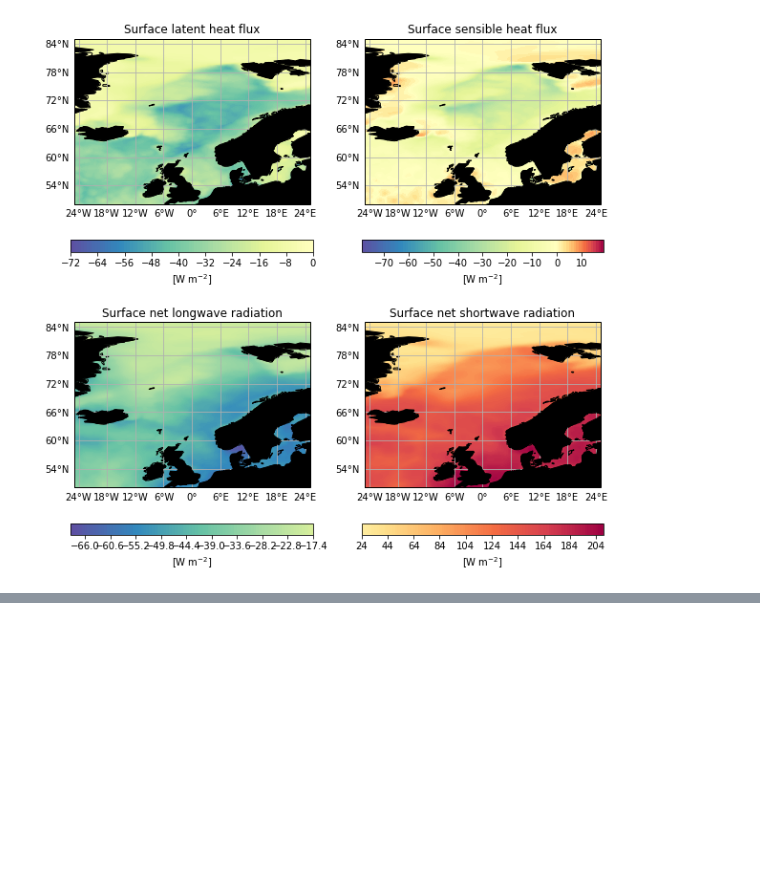
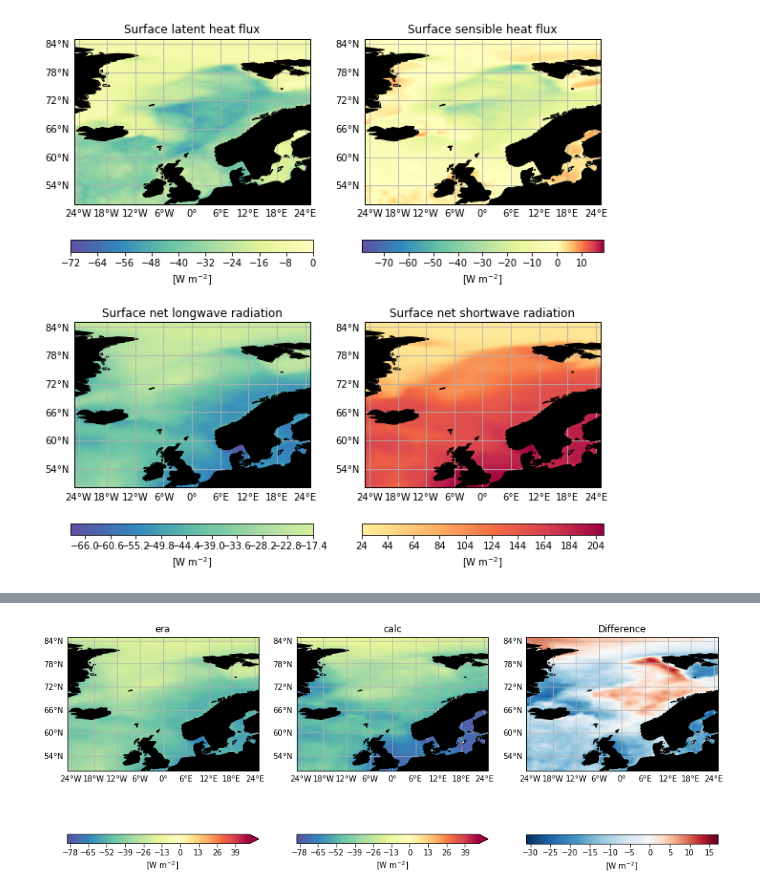
Before and after one commit to Xabier-Davila/GEOF_105, a Jupyter notebook: ERA5_fluxes.ipynb, the cells around one changed output, grey strips where cells are left out. Saved outputs shown, nothing was run; the diff lists cells and outputs as text; code cells hidden in the pictures; blank space fills up the shorter version.

```diff
--- a/ERA5_fluxes.ipynb
+++ b/ERA5_fluxes.ipynb
@@ -111,0 +133,11 @@ for i,var in enumerate(variables): # loop over variables
+# %%
+p = era_data.variables['msl'][0,:,:] # pressure
+t2m = era_data.variables['t2m'][0,:,:] # 2m temperature
+d2m = era_data.variables['d2m'][0,:,:] # 2m dew point
+
+T = t2m - 273.15
+TD = d2m - 273.15
+e = 6.112*np.exp((17.67*TD)/(TD + 243.5)) # calculate water vapor pressure
+es = 6.112*np.exp((17.67*T)/(T + 243.5))# calculate saturated water vapor pressure
+q = (0.622 * e)/(p - (0.378 * e)) # calculate specific humidity
+qs = (0.622 * es)/(p - (0.378 * es)) # calculate saturated specific humidity
@@ -111,0 +204,28 @@ for i,var in enumerate(variables): # loop over variables
+# %%
+sst = era_data.variables['sst'][0,:,:]
+sigma_SB = 5.67e-8
+epsilon = 0.98
+k = 0.7
+
+str_calc = -epsilon*sigma_SB*(sst)**4 *(0.39-0.05*(e)**0.5)*(1-k*(tcc)**2) + 4*epsilon*sigma_SB*(sst)**3 *(sst-t2m)
+str_era = era_data.variables['str'][0,:,:] / sec_per_month
+
+# fill the fluxes dictionary with the shortwave fluxes
+fluxes['str_era'] = str_era
+fluxes['str_calc'] = str_calc
+fluxes['str_diff'] = str_calc - str_era
+
+# let's plot them and compare
+levels = np.arange(-80,50,1)
+
+# open the figure
+fig = plt.figure(figsize=(15,10))
+
+for i,var in enumerate(['str_era','str_calc']):
+    ax = fig.add_subplot(1,3,i+1,projection=ccrs.PlateCarree())
+    my_map(ax,lon,lat,fluxes[var],levels,'Spectral_r',extend='max',title=var.split('_')[-1])
+
+ax = fig.add_subplot(1,3,3,projection=ccrs.PlateCarree())
+my_map(ax,lon,lat,fluxes['str_diff'],100,'RdBu_r',title='Difference')
+# %% [output]
+[figure, added]
```
Also changed, not shown: parts of 12 cells of this notebook, 1 other file.
